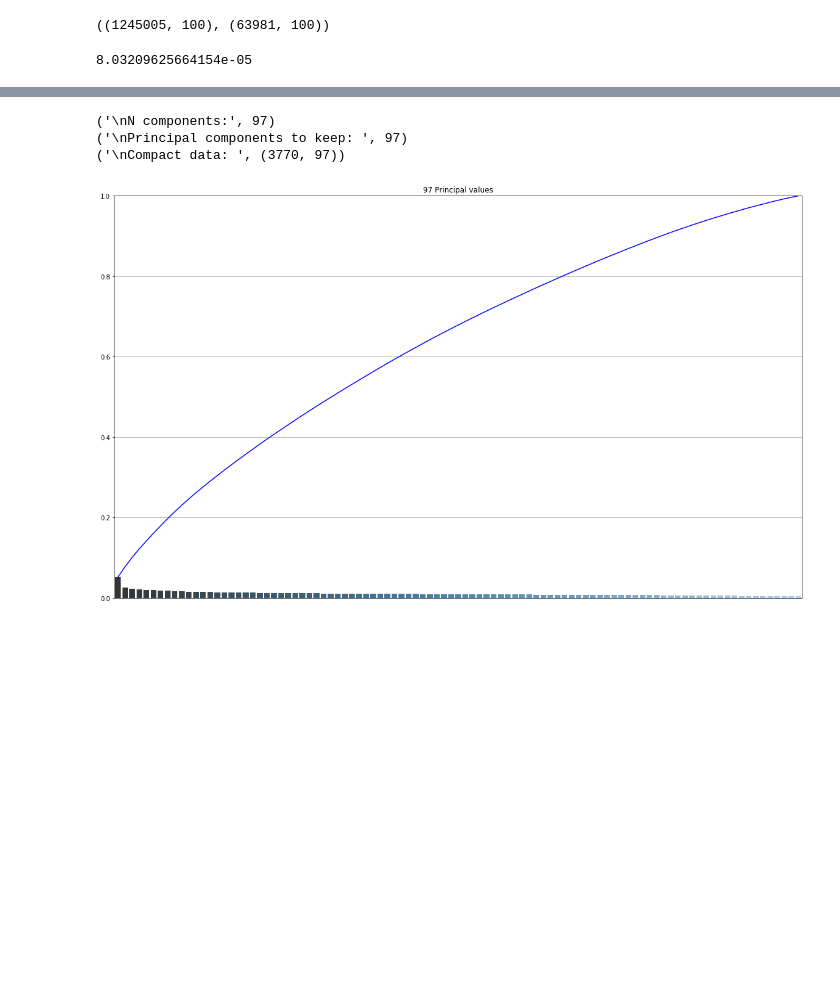
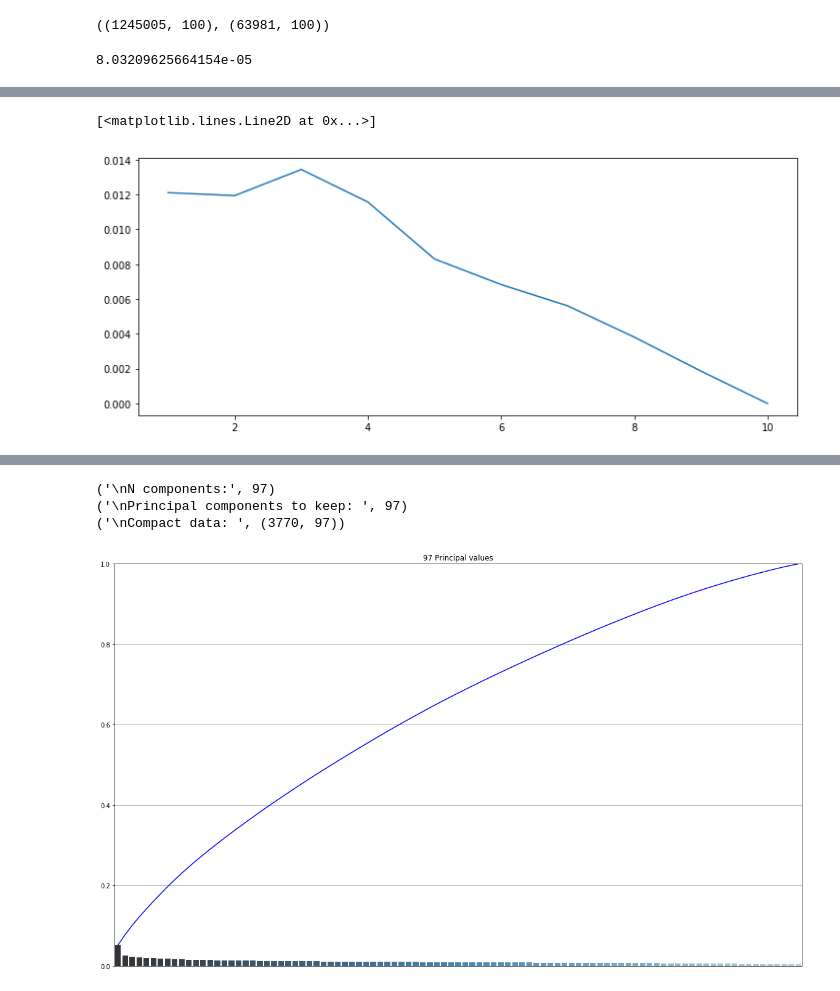
Before and after one commit to kaducovas/DeepRinger, a Jupyter notebook: notebooks/COC800.ipynb, the cells around one changed output, grey strips where cells are left out. Drawn from its saved outputs; the diff is of its cells as text; code cells hidden in the pictures; blank space fills up the shorter version.

```diff
--- a/notebooks/COC800.ipynb
+++ b/notebooks/COC800.ipynb
@@ -63,0 +349,6 @@ Negative class: 0.00 %, 2490 entries
+# %%
+
+plt.plot(kl.keys(),kl.values())
+# %% [output]
+[<matplotlib.lines.Line2D at 0x...>]
+[figure, added]
```
Also changed, not shown: parts of 33 cells of this notebook, 19 other files.
